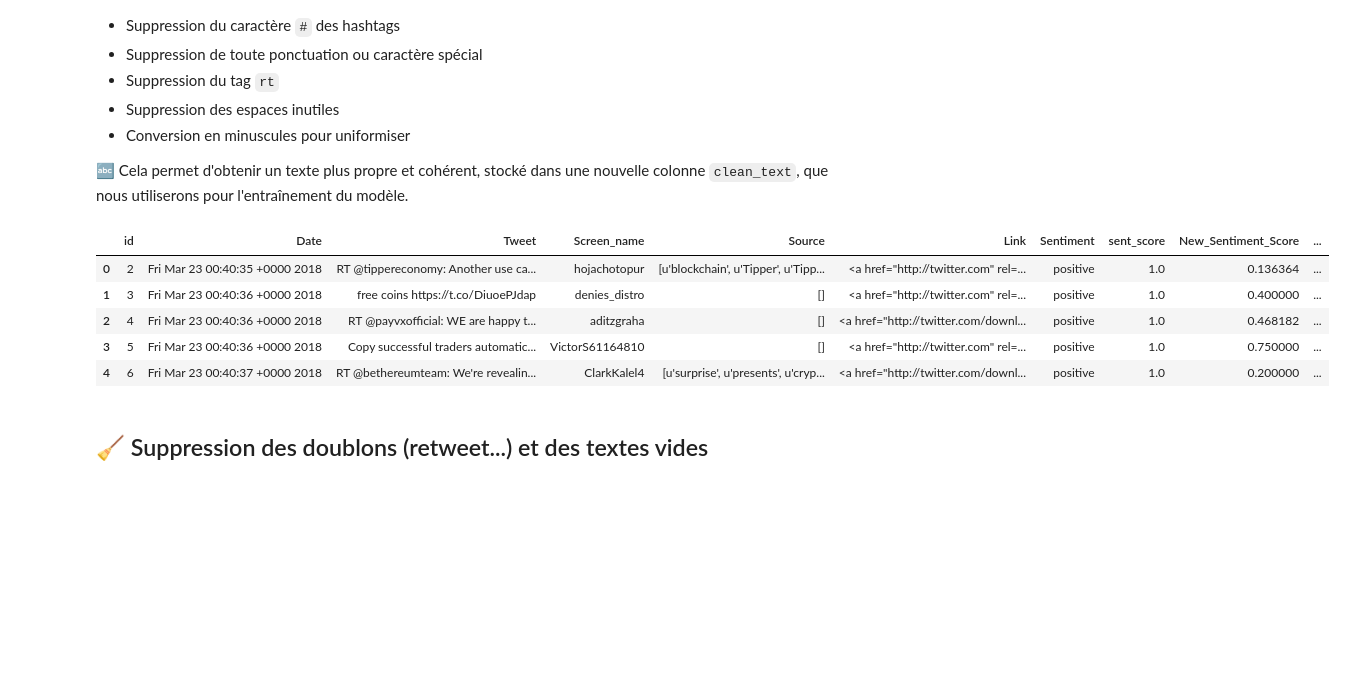
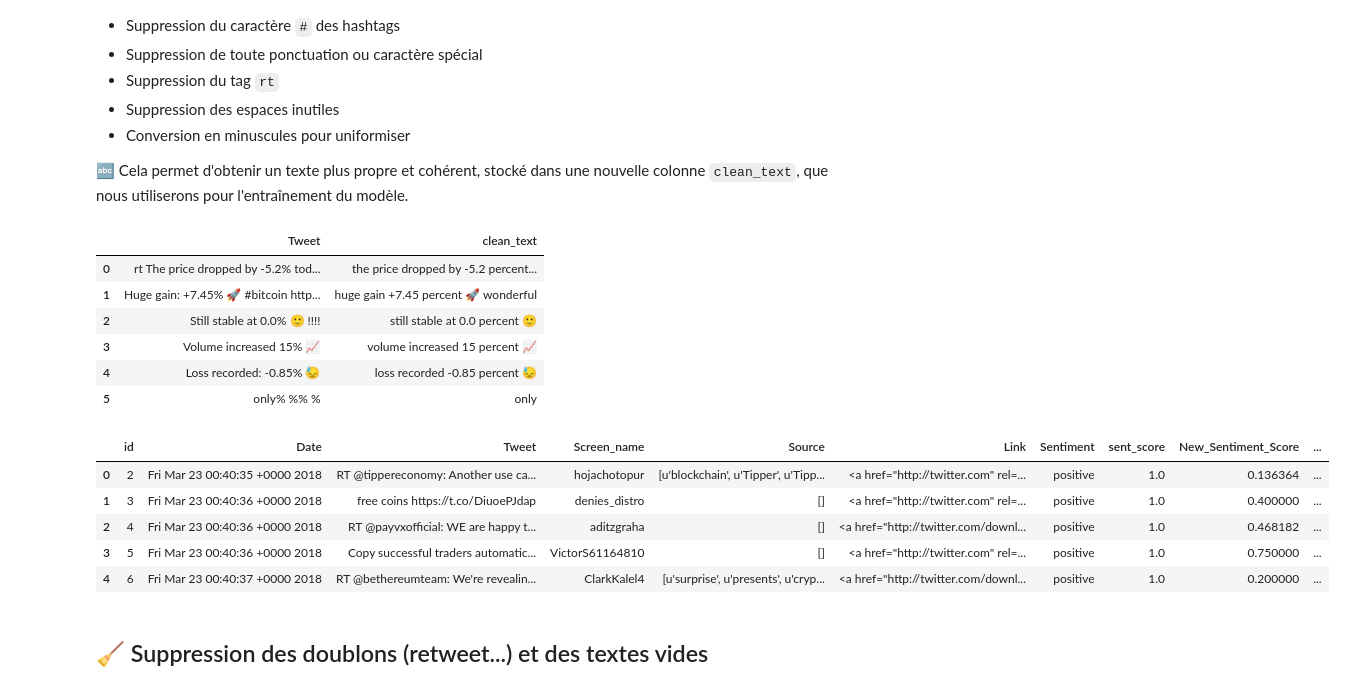
Before and after one commit to Anto-dev360/lucen-ia, a Jupyter notebook: notebooks/01-preparation_dataset.ipynb, the cells around one changed output. Drawn from its saved outputs; the diff is of its cells as text; code cells hidden in the pictures; blank space fills up the shorter version.

```diff
--- a/notebooks/01-preparation_dataset.ipynb
+++ b/notebooks/01-preparation_dataset.ipynb
@@ -34,7 +34,7 @@ for split in ["train.csv", "val.csv", "test.csv"]:
 # %%
 # Chargement du dataset
 try:
-    df = pd.read_csv("../data/BTC_Tweets_Sentiments.csv")
+    df = pd.read_csv("../data/BTC_Tweets_Sentiments.csv", encoding="utf-8")
     df.head(10)
 except FileNotFoundError:
     print("Erreur : le fichier spécifié est introuvable.")
@@ -84,22 +84,58 @@ Voici les opérations effectuées :
 🔤 Cela permet d'obtenir un texte plus propre et cohérent, stocké dans une nouvelle colonne `clean_text`, que nous utiliserons pour l'entraînement du modèle.
 # %%
 def clean_text(text):
-    text = re.sub(r"http\S+|@\S+|#[A-Za-z0-9_]+", "", text)  # Remove URLs, mentions, hashtags
-    text = re.sub(r"[^A-Za-z0-9\s]", "", text)               # Remove non-alphanumerics
-    text = re.sub(r"\brt\b", "", text, flags=re.IGNORECASE)  # Remove "rt" as standalone word
-    text = text.replace("amp", "")                           # Remove HTML artifact
-    text = re.sub(r"\s+", " ", text)                         # Normalize whitespace
-    return text.lower().strip()
+    text = re.sub(r"http\S+|@\S+|#[A-Za-z0-9_]+", "", text)         # Supprimer les URLs, mentions et hashtags
+    text = re.sub(r"([-+]?\d+(?:\.\d+)?)%", r"\1 percent", text)    # Transformer les pourcentages, en gardant le signe
+    text = re.sub(r"\brt\b", "", text, flags=re.IGNORECASE)         # Supprimer "rt" en tant que mot seul
+    text = text.replace("amp", "")                                  # Supprimer "amp" (artefact HTML)
 
+    # Supprimer les caractères spéciaux sauf lettres, chiffres, emojis, et les signes + -
+    text = re.sub(r"[^\w\s\.\-\+"
+                  "\U0001F600-\U0001F64F"                            # Emoticons
+                  "\U0001F300-\U0001F5FF"                            # Symbols & pictographs
+                  "\U0001F680-\U0001F6FF"                            # Transport & map
+                  "\U0001F1E0-\U0001F1FF"                            # Flags
+                  "]", "", text)
+
+    # Supprimer les signes + ou - s'ils ne sont pas devant un chiffre
+    text = re.sub(r"(?<!\d)[+-](?!\d)", "", text)
+
+    text = re.sub(r"\s+", " ", text)                                # Normaliser les espaces
+    return text.lower().strip()                                     # Mettre en minuscules et supprimer les espaces en trop
+
+# Test avant de traiter le vrai dataset
+test_data = pd.DataFrame({
+    "Tweet": [
+        "rt The price dropped by -5.2% today 😱 #crypto -WHAOU- @+ @johndoe",
+        "Huge gain: +7.45% 🚀 #bitcoin https://www.atom.com/name/Test WOnDeRful!",
+        "Still stable at 0.0% 🙂 !!!!",
+        "Volume increased 15% 📈",
+        "Loss recorded: -0.85% 😓     ",
+        "only% %% %"
+    ]
+})
+
+test_data["clean_text"] = test_data["Tweet"].apply(clean_text)
+with pd.option_context('display.max_colwidth', None):
+    display(test_data)
+
+# Traitement du dataset final
 df["clean_text"] = df["Tweet"].apply(clean_text)
 df.head()
 # %% [output]
-|  | id | Date | Tweet | Screen_name | Source | Link | Sentiment | sent_score | New_Sentiment_Score | ... |
-| 0 | 2 | Fri Mar 23 00:40:35 +0000 2018 | RT @tippereconomy: Another use ca... | hojachotopur | [u'blockchain', u'Tipper', u'Tipp... | <a href="http://twitter.com" rel=... | positive | 1.0 | 0.136364 | ... |
-| 1 | 3 | Fri Mar 23 00:40:36 +0000 2018 | free coins https://t.co/DiuoePJdap | denies_distro | [] | <a href="http://twitter.com" rel=... | positive | 1.0 | 0.400000 | ... |
-| 2 | 4 | Fri Mar 23 00:40:36 +0000 2018 | RT @payvxofficial: WE are happy t... | aditzgraha | [] | <a href="http://twitter.com/downl... | positive | 1.0 | 0.468182 | ... |
-| 3 | 5 | Fri Mar 23 00:40:36 +0000 2018 | Copy successful traders automatic... | VictorS61164810 | [] | <a href="http://twitter.com" rel=... | positive | 1.0 | 0.750000 | ... |
-| 4 | 6 | Fri Mar 23 00:40:37 +0000 2018 | RT @bethereumteam: We're revealin... | ClarkKalel4 | [u'surprise', u'presents', u'cryp... | <a href="http://twitter.com/downl... | positive | 1.0 | 0.200000 | ... |
+|  | Tweet | clean_text |
+| 0 | rt The price dropped by -5.2% tod... | the price dropped by -5.2 percent... |
+| 1 | Huge gain: +7.45% 🚀 #bitcoin http... | huge gain +7.45 percent 🚀 wonderful |
+| 2 | Still stable at 0.0% 🙂 !!!! | still stable at 0.0 percent 🙂 |
+| 3 | Volume increased 15% 📈 | volume increased 15 percent 📈 |
+| 4 | Loss recorded: -0.85% 😓 | loss recorded -0.85 percent 😓 |
+| 5 | only% %% % | only |
+|  | id | Date | Tweet | Screen_name | Source | Link | Sentiment | sent_score | New_Sentiment_Score | ... |
+| 0 | 2 | Fri Mar 23 00:40:35 +0000 2018 | RT @tippereconomy: Another use ca... | hojachotopur | [u'blockchain', u'Tipper', u'Tipp... | <a href="http://twitter.com" rel=... | positive | 1.0 | 0.136364 | ... |
+| 1 | 3 | Fri Mar 23 00:40:36 +0000 2018 | free coins https://t.co/DiuoePJdap | denies_distro | [] | <a href="http://twitter.com" rel=... | positive | 1.0 | 0.400000 | ... |
+| 2 | 4 | Fri Mar 23 00:40:36 +0000 2018 | RT @payvxofficial: WE are happy t... | aditzgraha | [] | <a href="http://twitter.com/downl... | positive | 1.0 | 0.468182 | ... |
+| 3 | 5 | Fri Mar 23 00:40:36 +0000 2018 | Copy successful traders automatic... | VictorS61164810 | [] | <a href="http://twitter.com" rel=... | positive | 1.0 | 0.750000 | ... |
+| 4 | 6 | Fri Mar 23 00:40:37 +0000 2018 | RT @bethereumteam: We're revealin... | ClarkKalel4 | [u'surprise', u'presents', u'cryp... | <a href="http://twitter.com/downl... | positive | 1.0 | 0.200000 | ... |
 # %% [markdown]
 ## 🧹 Suppression des doublons (retweet...) et des textes vides
 # %%
```
Also changed, not shown: parts of 11 cells of this notebook, 11 other files.
